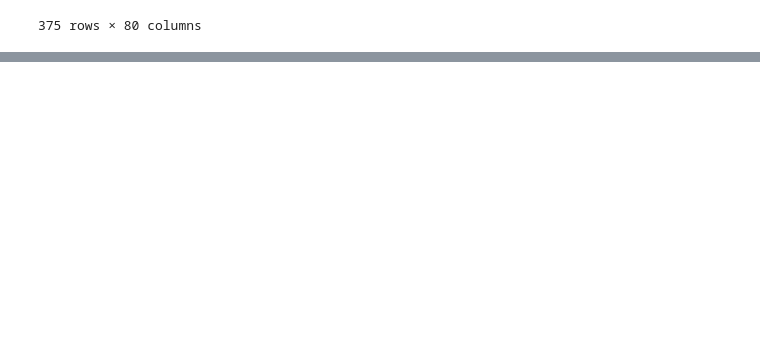
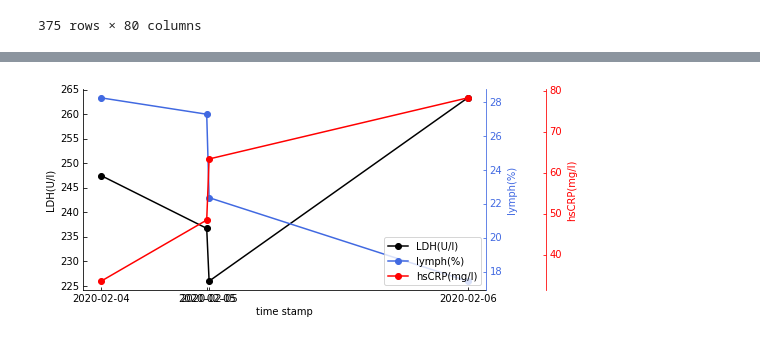
Before and after one commit to hsd1503/covid19_rnn, a Jupyter notebook: DataStatistics.ipynb, the cells around one changed output, grey strips where cells are left out. Cells and saved outputs as stored; diff of their text form; code cells hidden in the pictures; blank space fills up the shorter version.

```diff
--- a/DataStatistics.ipynb
+++ b/DataStatistics.ipynb
@@ -89,0 +82,7 @@ train_data_df.head()
+# %%
+# show one case
+grouped=df.groupby(by=['PATIENT_ID'])
+LDH=grouped.get_group(3)['Lactate dehydrogenase'].tolist()
+hsCRP=grouped.get_group(3)['High sensitivity C-reactive protein'].tolist()
+lymph=grouped.get_group(3)['(%)lymphocyte'].tolist()
+time=grouped.get_group(3)['RE_DATE'].tolist()
@@ -89,0 +91,68 @@ train_data_df.head()
+# %%
+plt.figure(figsize=(8,4))
+fig = plt.figure(1)
+ax_cof = HostAxes(fig, [0.1, 0.1, 0.7, 0.7])  #用[left, bottom, weight, height]的方式定义axes，0 <= l,b,w,h <= 1
+
+#parasite addtional axes, share x
+ax_temp = ParasiteAxes(ax_cof, sharex=ax_cof)
+ax_load = ParasiteAxes(ax_cof, sharex=ax_cof)
+
+#append axes
+ax_cof.parasites.append(ax_temp)
+ax_cof.parasites.append(ax_load)
+
+#invisible right axis of ax_cof
+ax_cof.axis['right'].set_visible(False)
+ax_cof.axis['top'].set_visible(False)
+ax_temp.axis['right'].set_visible(True)
+ax_temp.axis['right'].major_ticklabels.set_visible(True)
+ax_temp.axis['right'].label.set_visible(True)
+
+#set label for axis
+ax_cof.set_ylabel('LDH(U/l)')
+ax_cof.set_xlabel('time stamp')
+ax_temp.set_ylabel('lymph(%)')
+ax_load.set_ylabel('hsCRP(mg/l)')
+
+load_axisline = ax_load.get_grid_helper().new_fixed_axis
+
+ax_load.axis['right2'] = load_axisline(loc='right', axes=ax_load, offset=(60,0))
+
+fig.add_axes(ax_cof)
+
+''' #set limit of x, y
+ax_cof.set_xlim(0,2)
+ax_cof.set_ylim(0,3)
+'''
+
+curve_cof, = ax_cof.plot(time[14:], LDH[14:],"-o",label="LDH(U/l)", color='black',linewidth =1.5)
+curve_temp, = ax_temp.plot(time[14:], lymph[14:],"-o", label="lymph(%)", color='royalblue',linewidth =1.5)
+curve_load, = ax_load.plot(time[14:], hsCRP[14:],"-o", label="hsCRP(mg/l)", color='red',linewidth =1.5)
+
+# ax_temp.set_ylim(0,4)
+# ax_load.set_ylim(0,4)
+# ax_cp.set_ylim(0,50)
+# ax_wear.set_ylim(0,30)
+
+
+#轴名称，刻度值的颜色
+#ax_cof.axis['left'].label.set_color(ax_cof.get_color())
+ax_temp.axis['right'].label.set_color('royalblue')
+ax_load.axis['right2'].label.set_color('red')
+
+ax_temp.axis['right'].major_ticks.set_color('royalblue')
+ax_load.axis['right2'].major_ticks.set_color('red')
+
+ax_temp.axis['right'].major_ticklabels.set_color('royalblue')
+ax_load.axis['right2'].major_ticklabels.set_color('red')
+
+ax_temp.axis['right'].line.set_color('royalblue')
+ax_load.axis['right2'].line.set_color('red')
+
+plt.xticks(time[14:],rotation=60)
+plt.legend(loc='lower right')
+plt.savefig('case3.jpg', dpi=300)
+
+plt.show()
+# %% [output]
+[figure, added]
```
Also changed, not shown: parts of 11 cells of this notebook.
